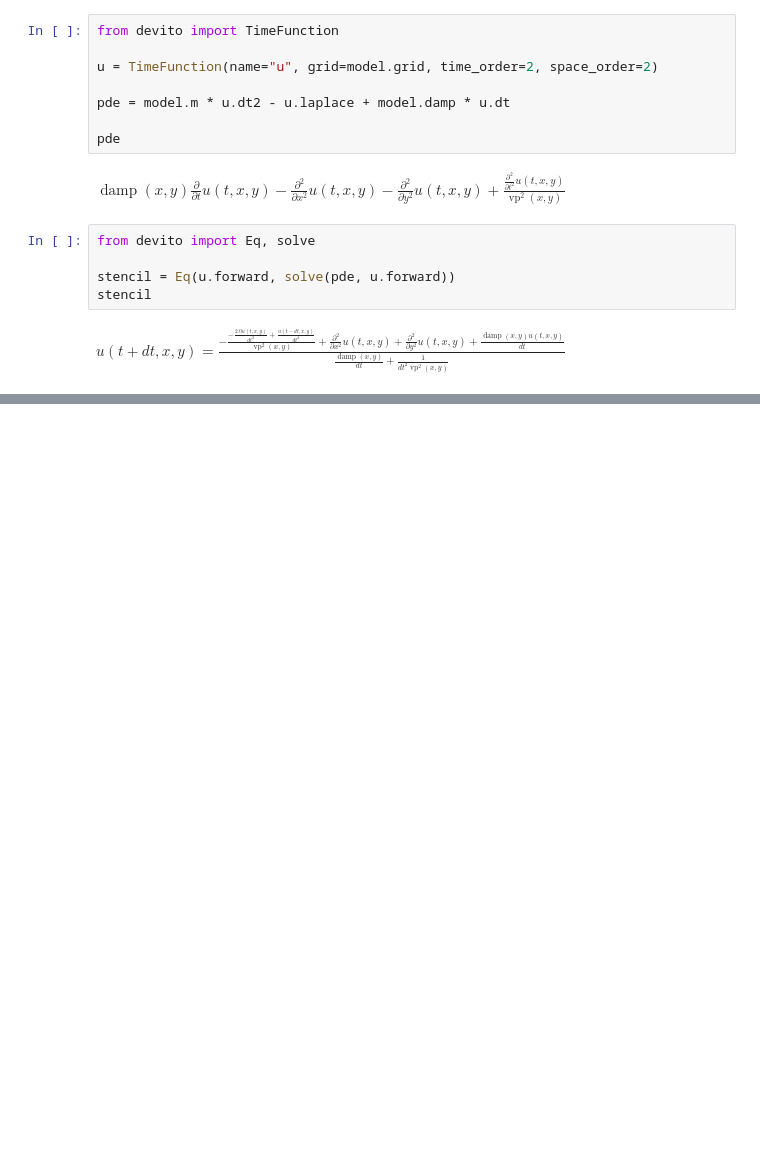
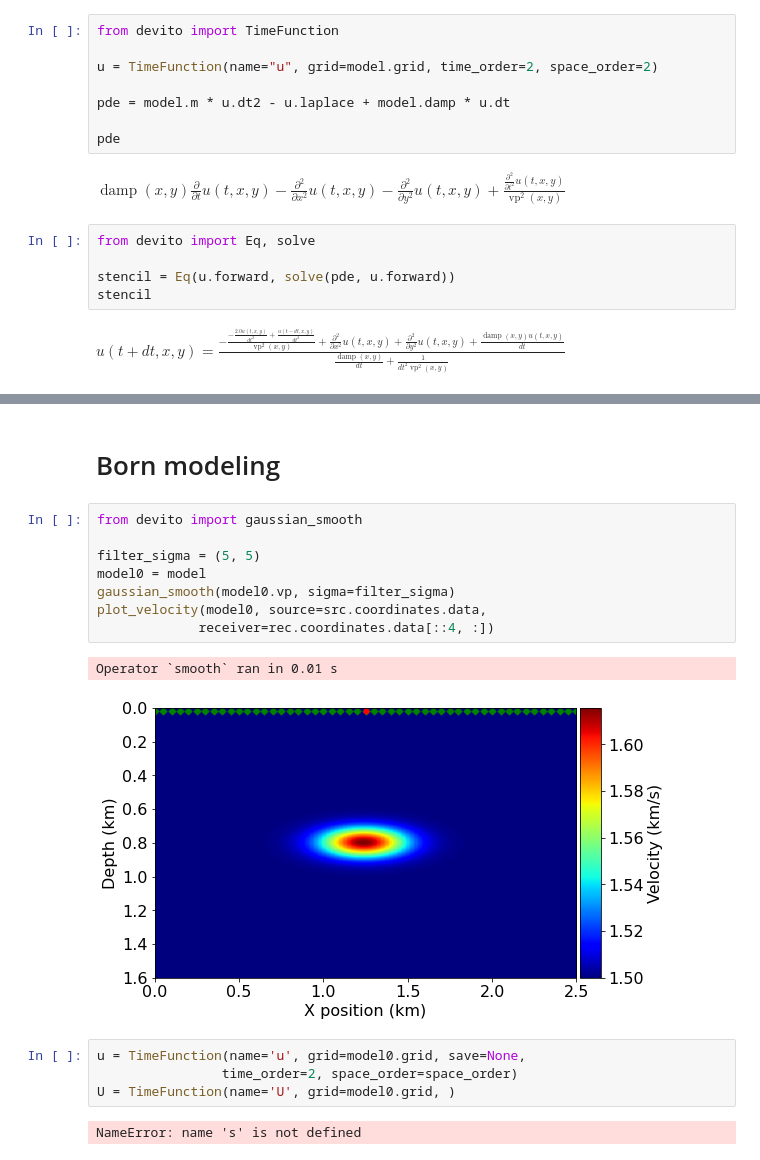
Before and after one commit to AtilaSaraiva/Devito-playbox, a Jupyter notebook: Born Modeling.ipynb, the cells around one changed output, grey strips where cells are left out. Cells and saved outputs as stored; diff of their text form; blank space fills up the shorter version.

```diff
--- a/Born Modeling.ipynb
+++ b/Born Modeling.ipynb
@@ -92,0 +100,19 @@ $\displaystyle u{\left(t + dt,x,y \right)} = \frac{- \frac{- \frac{2.0 u{\left(t
+# %% [markdown]
+# Born modeling
+# %%
+from devito import gaussian_smooth
+
+filter_sigma = (5, 5)
+model0 = model
+gaussian_smooth(model0.vp, sigma=filter_sigma)
+plot_velocity(model0, source=src.coordinates.data,
+             receiver=rec.coordinates.data[::4, :])
+# %% [output]
+Operator `smooth` ran in 0.01 s
+[figure, added]
+# %%
+u = TimeFunction(name='u', grid=model0.grid, save=None,
+                time_order=2, space_order=space_order)
+U = TimeFunction(name='U', grid=model0.grid, )
+# %% [output]
+NameError: name 's' is not defined
```
Also changed, not shown: parts of 14 cells of this notebook, 2 other files.
